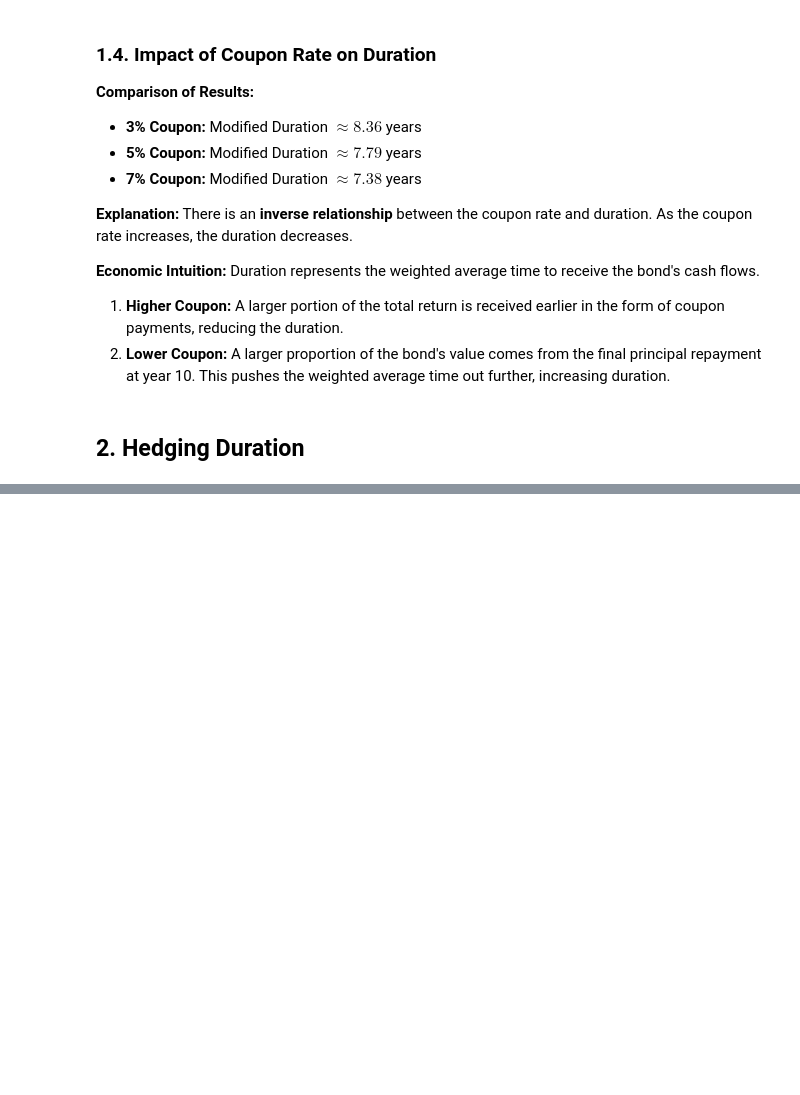
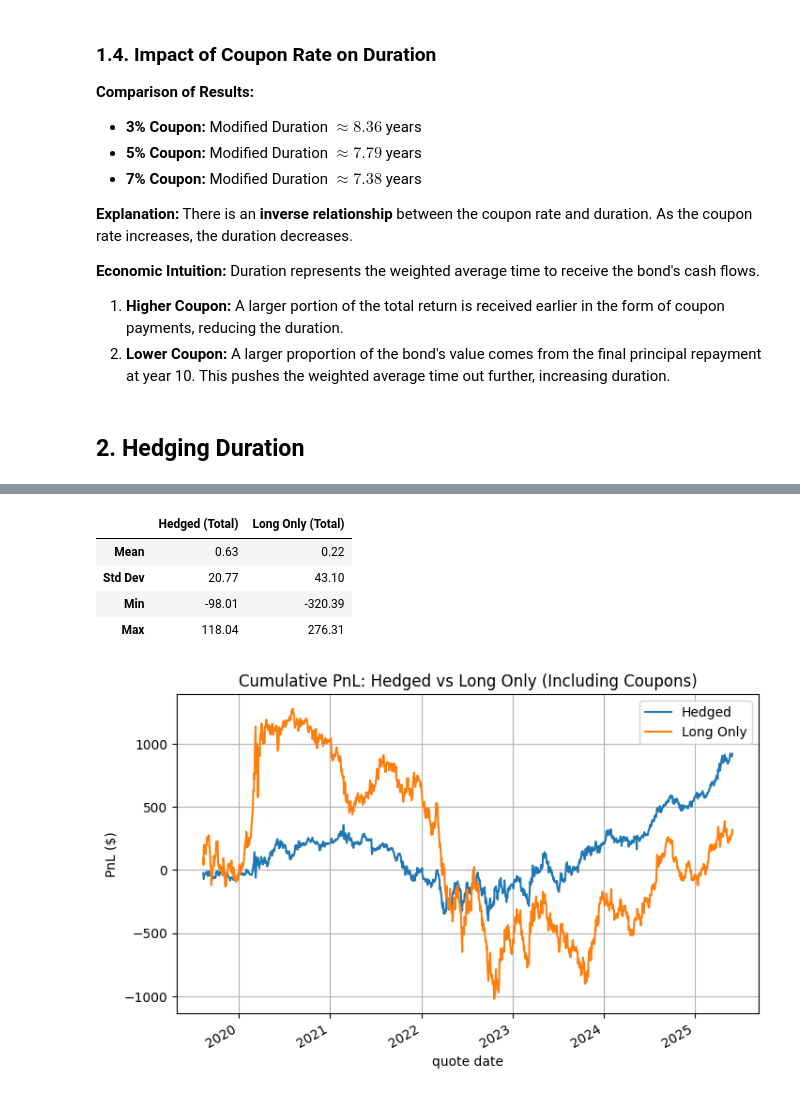
Before and after one commit to DipeshGhimire/FinMath-FixedIncome, a Jupyter notebook: interest_rate_risk/duration.ipynb, the cells around one changed output, grey strips where cells are left out. Saved outputs shown, nothing was run; the diff lists cells and outputs as text; code cells hidden in the pictures; blank space fills up the shorter version.

```diff
--- a/interest_rate_risk/duration.ipynb
+++ b/interest_rate_risk/duration.ipynb
@@ -135,0 +415,64 @@ Duration represents the weighted average time to receive the bond's cash flows.
+# %%
+# Dynamic Hedging with Coupons
+
+pnl_hedged_w_cpn = []
+pnl_long_only_w_cpn = []
+
+for i in range(len(dates) - 1):
+    t_curr = dates[i]
+    t_next = dates[i+1]
+
+    # Rebalancing (Same as 2.2)
+    P_long = df_dirty.loc[t_curr, id_long]
+    P_short = df_dirty.loc[t_curr, id_short]
+    D_long = df_dur.loc[t_curr, id_long]
+    D_short = df_dur.loc[t_curr, id_short]
+
+    units_long = target_mv_long / P_long
+    mv_short = -target_mv_long * (D_long / D_short)
+    units_short = mv_short / P_short
+
+    # Calculate PnL (With Coupons)
+    P_long_next = df_dirty.loc[t_next, id_long]
+    P_short_next = df_dirty.loc[t_next, id_short]
+
+    # Coupon Cashflow at t_next (if any)
+    C_long = df_cashflows.loc[t_next, id_long]
+    C_short = df_cashflows.loc[t_next, id_short]
+
+    # Total PnL = (Price Change + Coupon) * Units
+    # For Short, we pay the coupon, so it naturally works out:
+    # units_short is negative. If C_short is positive (coupon paid)
+    step_pnl_long = units_long * (P_long_next - P_long + C_long)
+    step_pnl_short = units_short * (P_short_next - P_short + C_short)
+
+    pnl_hedged_w_cpn.append(step_pnl_long + step_pnl_short)
+    pnl_long_only_w_cpn.append(step_pnl_long)
+
+# Store Results
+df_pnl_2_5 = pd.DataFrame({
+    'Hedged (Total)': pnl_hedged_w_cpn,
+    'Long Only (Total)': pnl_long_only_w_cpn
+}, index=dates[1:])
+
+# Display Stats
+stats_2_5 = df_pnl_2_5.agg(['mean', 'std', 'min', 'max'])
+stats_2_5.index = ['Mean', 'Std Dev', 'Min', 'Max']
+display(stats_2_5.style.format("{:.2f}"))
+
+# Plot Comparison
+fig, ax = plt.subplots(figsize=(8,5))
+df_pnl_2_5['Hedged (Total)'].cumsum().plot(ax=ax, label='Hedged')
+df_pnl_2_5['Long Only (Total)'].cumsum().plot(ax=ax, label='Long Only')
+ax.set_title("Cumulative PnL: Hedged vs Long Only (Including Coupons)")
+ax.set_ylabel("PnL ($)")
+ax.legend()
+plt.grid(True)
+plt.show()
+# %% [output]
+|  | Hedged (Total) | Long Only (Total) |
+| Mean | 0.63 | 0.22 |
+| Std Dev | 20.77 | 43.10 |
+| Min | -98.01 | -320.39 |
+| Max | 118.04 | 276.31 |
+[figure, added]
```
Also changed, not shown: parts of 10 cells of this notebook, 3 other files.
